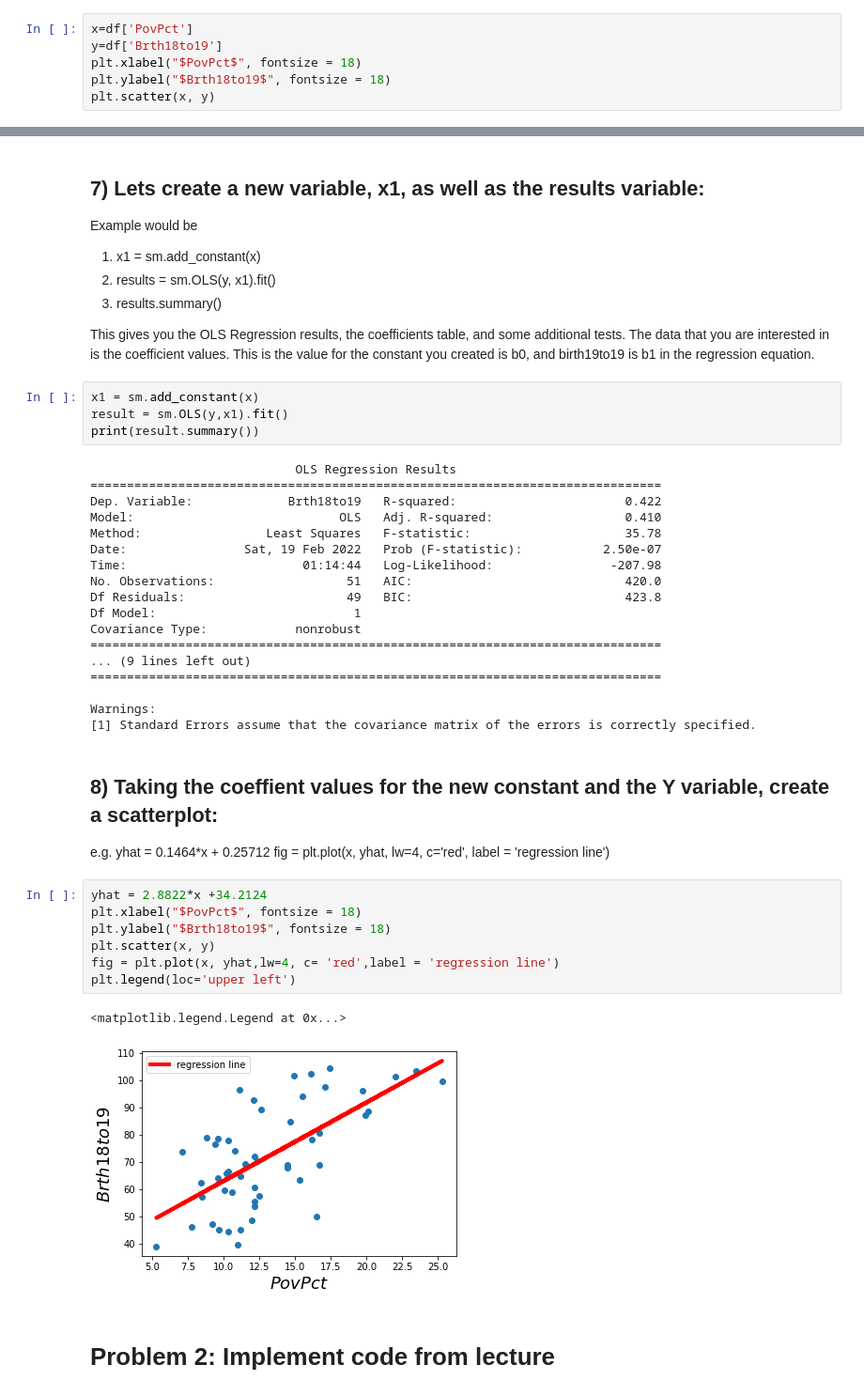
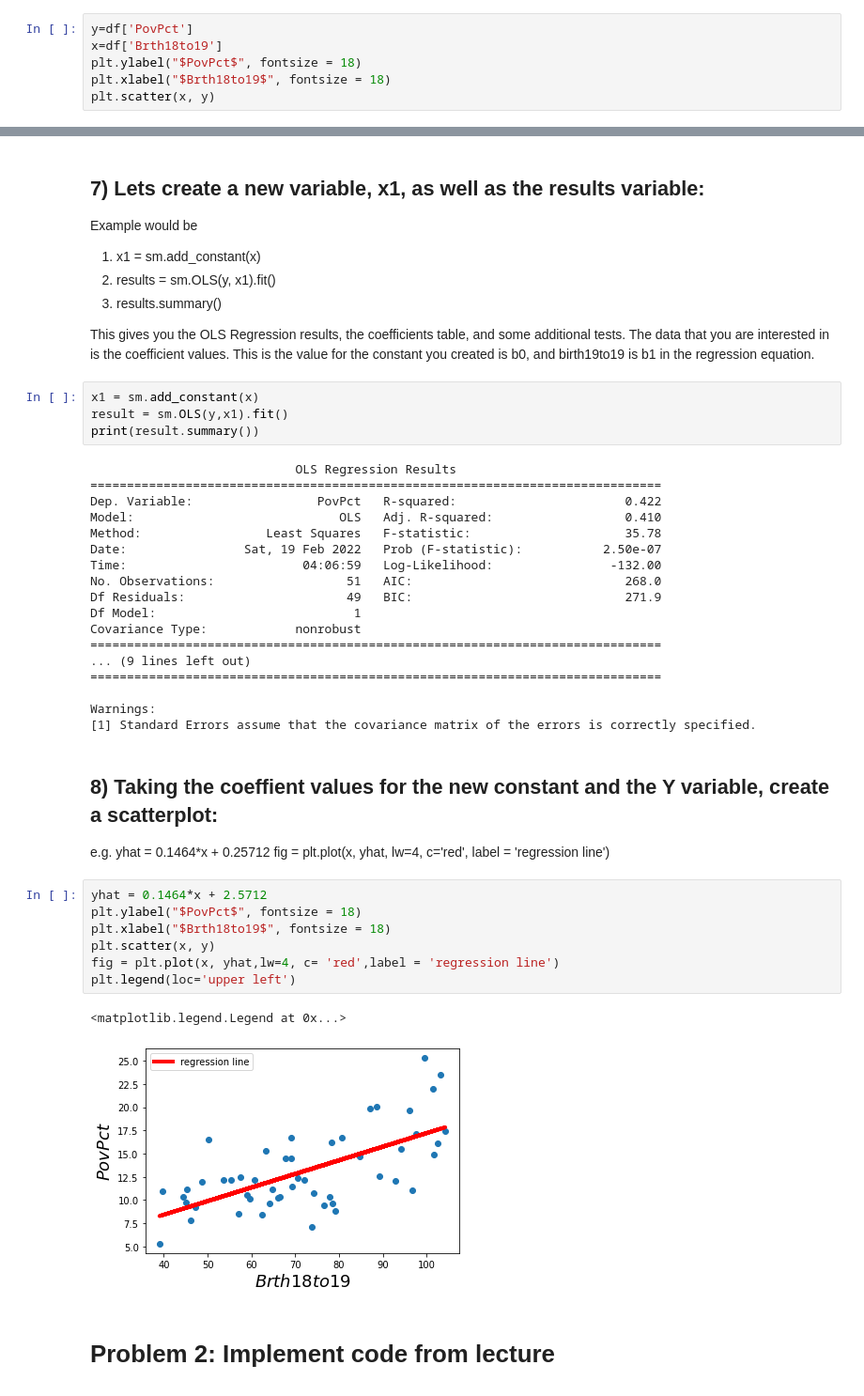
Before and after one commit to nnguyen09/Machine-Learning-, a Jupyter notebook: a2Solution/Assignment2.ipynb, the cells around one changed output, grey strips where cells are left out. Shown at 94% size. Saved outputs shown, nothing was run; the diff lists cells and outputs as text.

```diff
--- a/a2Solution/Assignment2.ipynb
+++ b/a2Solution/Assignment2.ipynb
@@ -88,10 +88,10 @@ In this step only create a scatterplot of the two variables, simply plotting the
 
 Note: The variable PovPct is the percent of a state’s population in 2000 living in households with incomes below the federally defined poverty level.
 # %%
-x=df['PovPct']
-y=df['Brth18to19']
-plt.xlabel("$PovPct$", fontsize = 18)
-plt.ylabel("$Brth18to19$", fontsize = 18)
+y=df['PovPct']
+x=df['Brth18to19']
+plt.ylabel("$PovPct$", fontsize = 18)
+plt.xlabel("$Brth18to19$", fontsize = 18)
 plt.scatter(x, y)
 # %% [output]
 <matplotlib.collections.PathCollection at 0x...>
@@ -111,13 +111,13 @@ print(result.summary())
 # %% [output]
                             OLS Regression Results
 ==============================================================================
-Dep. Variable:             Brth18to19   R-squared:                       0.422
+Dep. Variable:                 PovPct   R-squared:                       0.422
 Model:                            OLS   Adj. R-squared:                  0.410
 Method:                 Least Squares   F-statistic:                     35.78
 Date:                Sat, 19 Feb 2022   Prob (F-statistic):           2.50e-07
-Time:                        01:14:44   Log-Likelihood:                -207.98
-No. Observations:                  51   AIC:                             420.0
-Df Residuals:                      49   BIC:                             423.8
+Time:                        04:06:59   Log-Likelihood:                -132.00
+No. Observations:                  51   AIC:                             268.0
+Df Residuals:                      49   BIC:                             271.9
 Df Model:                           1
 Covariance Type:            nonrobust
 ==============================================================================
@@ -133,15 +133,15 @@ e.g.
 yhat = 0.1464*x + 0.25712
 fig = plt.plot(x, yhat, lw=4, c='red', label = 'regression line')
 # %%
-yhat = 2.8822*x +34.2124
-plt.xlabel("$PovPct$", fontsize = 18)
-plt.ylabel("$Brth18to19$", fontsize = 18)
+yhat = 0.1464*x + 2.5712
+plt.ylabel("$PovPct$", fontsize = 18)
+plt.xlabel("$Brth18to19$", fontsize = 18)
 plt.scatter(x, y)
 fig = plt.plot(x, yhat,lw=4, c= 'red',label = 'regression line')
 plt.legend(loc='upper left')
 # %% [output]
 <matplotlib.legend.Legend at 0x...>
-[figure, old version]
+[figure, new version]
 # %% [markdown]
 # Problem 2: Implement code from lecture
 # %% [markdown]
```
Also changed, not shown: parts of 3 cells of this notebook, 5 other files.
